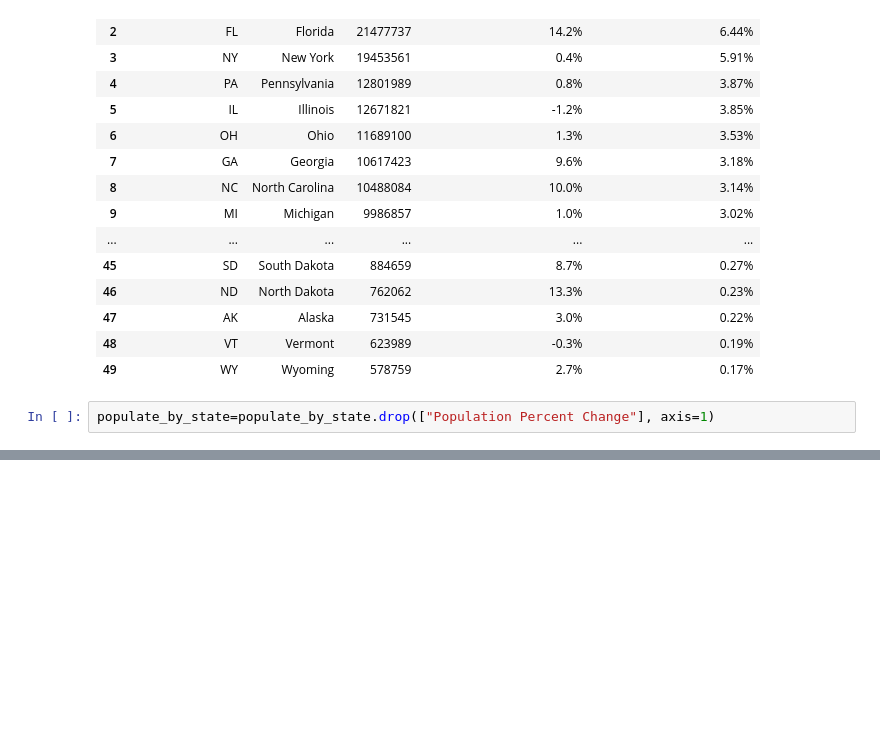
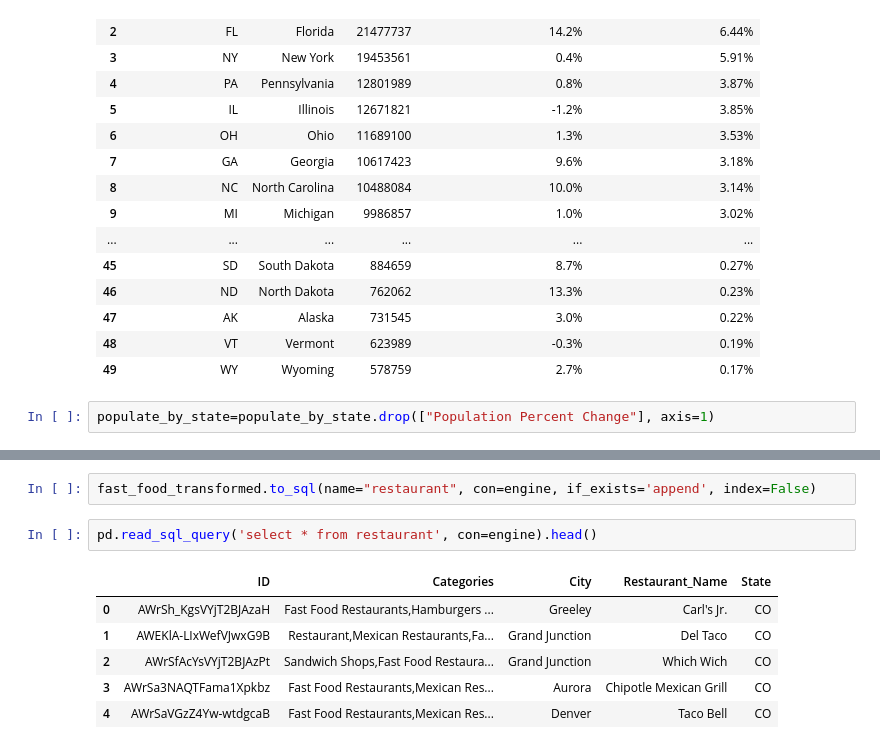
Before and after one commit to jhye1023/States-FastFood-Project, a Jupyter notebook: fast_food.ipynb, the cells around one changed output, grey strips where cells are left out. Saved outputs shown, nothing was run; the diff lists cells and outputs as text; blank space fills up the shorter version.

```diff
--- a/fast_food.ipynb
+++ b/fast_food.ipynb
@@ -260,0 +293,11 @@ populate_by_state
+# %%
+fast_food_transformed.to_sql(name="restaurant", con=engine, if_exists='append', index=False)
+# %%
+pd.read_sql_query('select * from restaurant', con=engine).head()
+# %% [output]
+|  | ID | Categories | City | Restaurant_Name | State |
+| 0 | AWrSh_KgsVYjT2BJAzaH | Fast Food Restaurants,Hamburgers ... | Greeley | Carl's Jr. | CO |
+| 1 | AWEKlA-LIxWefVJwxG9B | Restaurant,Mexican Restaurants,Fa... | Grand Junction | Del Taco | CO |
+| 2 | AWrSfAcYsVYjT2BJAzPt | Sandwich Shops,Fast Food Restaura... | Grand Junction | Which Wich | CO |
+| 3 | AWrSa3NAQTFama1Xpkbz | Fast Food Restaurants,Mexican Res... | Aurora | Chipotle Mexican Grill | CO |
+| 4 | AWrSaVGzZ4Yw-wtdgcaB | Fast Food Restaurants,Mexican Res... | Denver | Taco Bell | CO |
```
Also changed, not shown: parts of 12 cells of this notebook.
